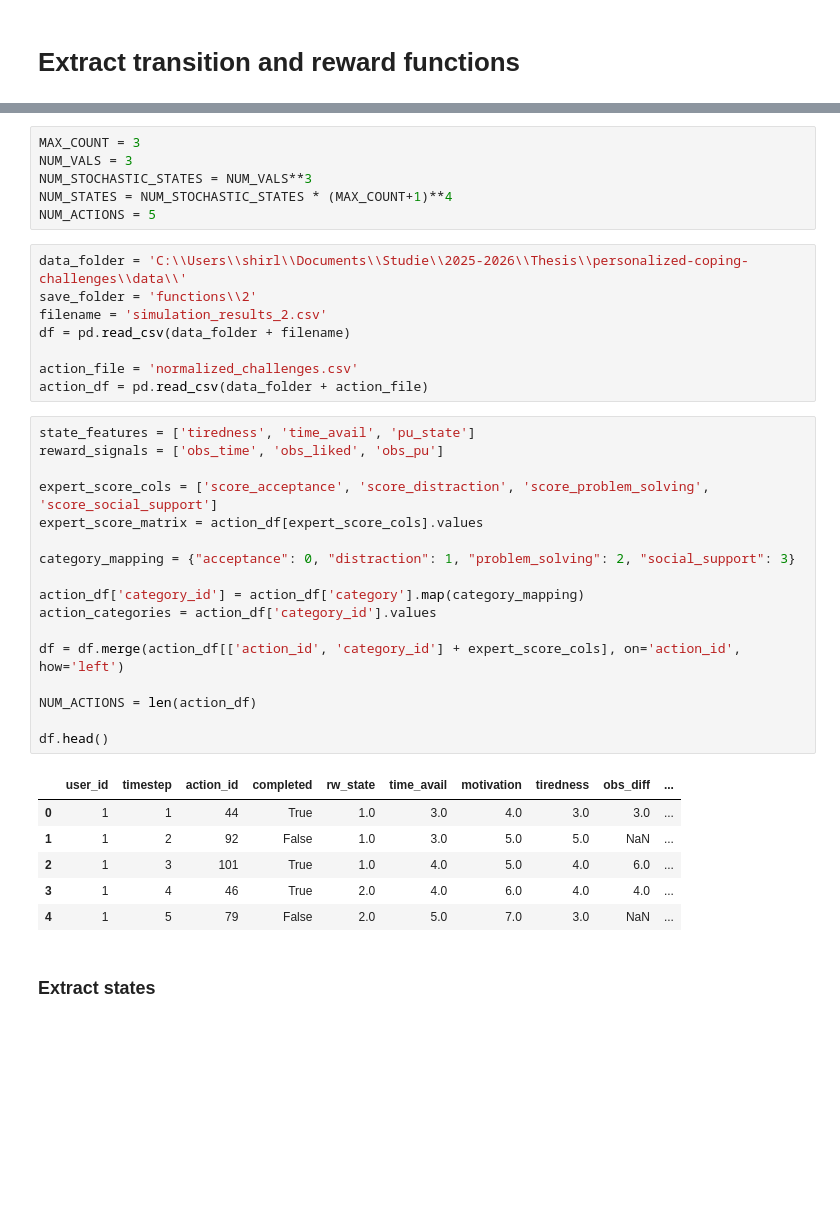
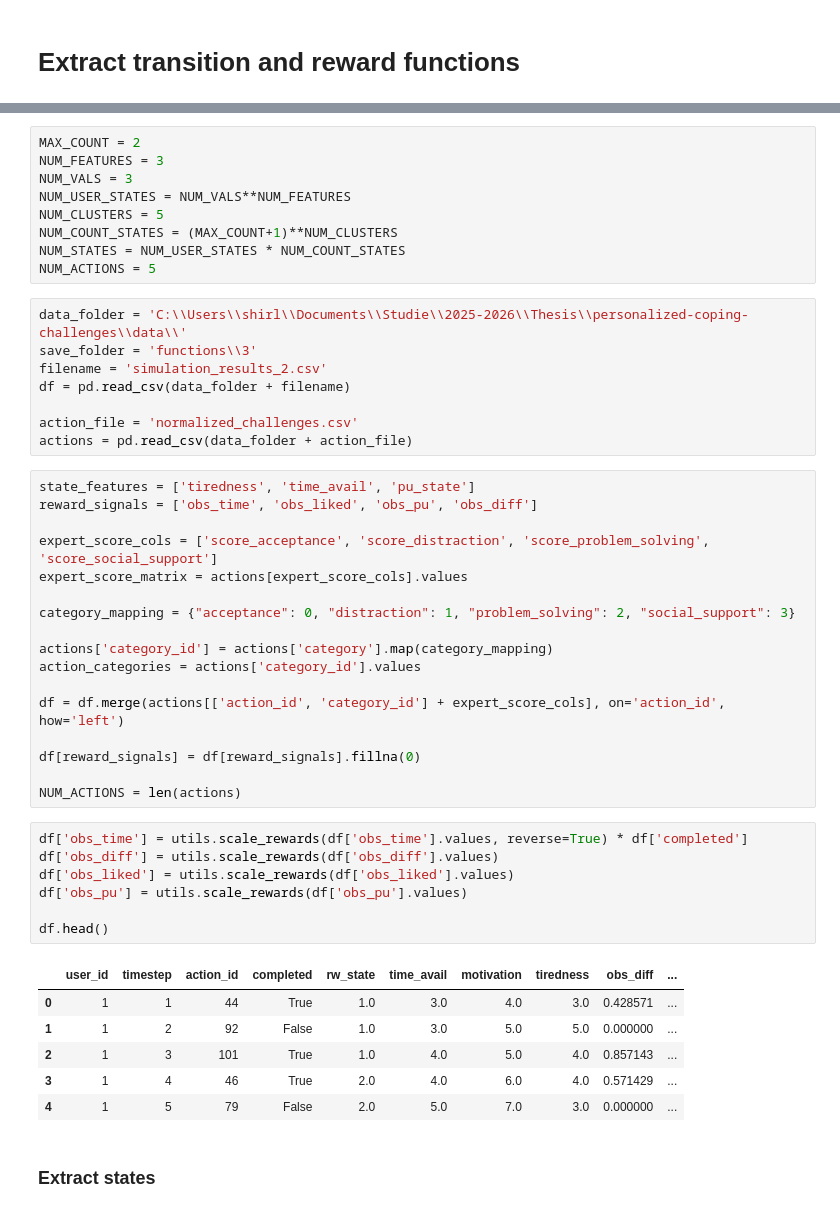
Before and after one commit to shirleyxindi/morl-personalization, a Jupyter notebook: src/extract_data.ipynb, the cells around one changed output, grey strips where cells are left out. Drawn from its saved outputs; the diff is of its cells as text; blank space fills up the shorter version.

```diff
--- a/src/extract_data.ipynb
+++ b/src/extract_data.ipynb
@@ -12,41 +21,51 @@ from env.simulate import visualize_rewards, run_env, visualize_counts
 # %%
-MAX_COUNT = 3
+MAX_COUNT = 2
+NUM_FEATURES = 3
 NUM_VALS = 3
-NUM_STOCHASTIC_STATES = NUM_VALS**3
-NUM_STATES = NUM_STOCHASTIC_STATES * (MAX_COUNT+1)**4
+NUM_USER_STATES = NUM_VALS**NUM_FEATURES
+NUM_CLUSTERS = 5
+NUM_COUNT_STATES = (MAX_COUNT+1)**NUM_CLUSTERS
+NUM_STATES = NUM_USER_STATES * NUM_COUNT_STATES
 NUM_ACTIONS = 5
 # %%
 data_folder = 'C:\\Users\\shirl\\Documents\\Studie\\2025-2026\\Thesis\\personalized-coping-challenges\\data\\'
-save_folder = 'functions\\2'
+save_folder = 'functions\\3'
 filename = 'simulation_results_2.csv'
 df = pd.read_csv(data_folder + filename)
 
 action_file = 'normalized_challenges.csv'
-action_df = pd.read_csv(data_folder + action_file)
+actions = pd.read_csv(data_folder + action_file)
 # %%
 state_features = ['tiredness', 'time_avail', 'pu_state']
-reward_signals = ['obs_time', 'obs_liked', 'obs_pu']
+reward_signals = ['obs_time', 'obs_liked', 'obs_pu', 'obs_diff']
 
 expert_score_cols = ['score_acceptance', 'score_distraction', 'score_problem_solving', 'score_social_support']
-expert_score_matrix = action_df[expert_score_cols].values
+expert_score_matrix = actions[expert_score_cols].values
 
 category_mapping = {"acceptance": 0, "distraction": 1, "problem_solving": 2, "social_support": 3}
 
-action_df['category_id'] = action_df['category'].map(category_mapping)
-action_categories = action_df['category_id'].values
+actions['category_id'] = actions['category'].map(category_mapping)
+action_categories = actions['category_id'].values
 
-df = df.merge(action_df[['action_id', 'category_id'] + expert_score_cols], on='action_id', how='left')
+df = df.merge(actions[['action_id', 'category_id'] + expert_score_cols], on='action_id', how='left')
 
-NUM_ACTIONS = len(action_df)
+df[reward_signals] = df[reward_signals].fillna(0)
 
-df.head()
+NUM_ACTIONS = len(actions)
-# %% [output]
-|  | user_id | timestep | action_id | completed | rw_state | time_avail | motivation | tiredness | obs_diff | ... |
-| 0 | 1 | 1 | 44 | True | 1.0 | 3.0 | 4.0 | 3.0 | 3.0 | ... |
-| 1 | 1 | 2 | 92 | False | 1.0 | 3.0 | 5.0 | 5.0 | NaN | ... |
-| 2 | 1 | 3 | 101 | True | 1.0 | 4.0 | 5.0 | 4.0 | 6.0 | ... |
-| 3 | 1 | 4 | 46 | True | 2.0 | 4.0 | 6.0 | 4.0 | 4.0 | ... |
-| 4 | 1 | 5 | 79 | False | 2.0 | 5.0 | 7.0 | 3.0 | NaN | ... |
+# %%
+df['obs_time'] = utils.scale_rewards(df['obs_time'].values, reverse=True) * df['completed']
+df['obs_diff'] = utils.scale_rewards(df['obs_diff'].values)
+df['obs_liked'] = utils.scale_rewards(df['obs_liked'].values)
+df['obs_pu'] = utils.scale_rewards(df['obs_pu'].values)
+
+df.head()
+# %% [output]
+|  | user_id | timestep | action_id | completed | rw_state | time_avail | motivation | tiredness | obs_diff | ... |
+| 0 | 1 | 1 | 44 | True | 1.0 | 3.0 | 4.0 | 3.0 | 0.428571 | ... |
+| 1 | 1 | 2 | 92 | False | 1.0 | 3.0 | 5.0 | 5.0 | 0.000000 | ... |
+| 2 | 1 | 3 | 101 | True | 1.0 | 4.0 | 5.0 | 4.0 | 0.857143 | ... |
+| 3 | 1 | 4 | 46 | True | 2.0 | 4.0 | 6.0 | 4.0 | 0.571429 | ... |
+| 4 | 1 | 5 | 79 | False | 2.0 | 5.0 | 7.0 | 3.0 | 0.000000 | ... |
 # %% [markdown]
 ### Extract states
 # %%
```
Also changed, not shown: parts of 23 cells of this notebook, 11 other files.
